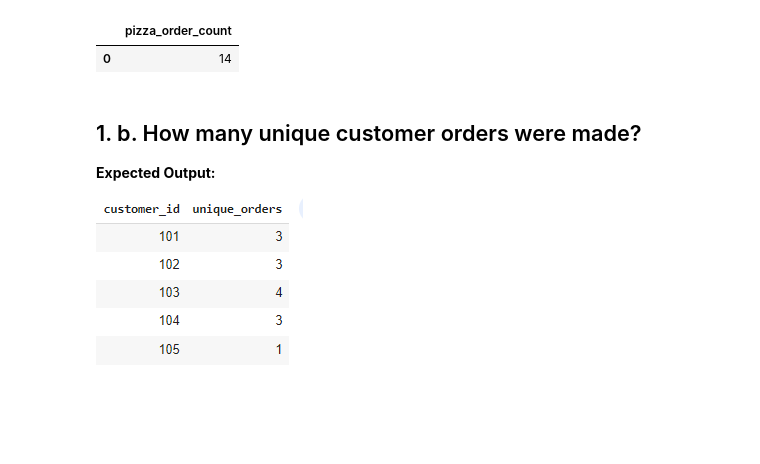
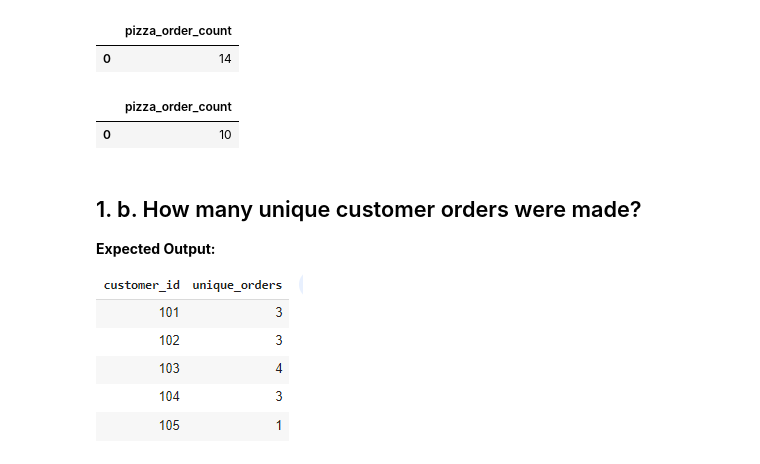
Before and after one commit to rkgupta1/PIzza-Runner_sql, a Jupyter notebook: Week_2_Day_5.ipynb, the cells around one changed output. Saved outputs shown, nothing was run; the diff lists cells and outputs as text; code cells hidden in the pictures; blank space fills up the shorter version.

```diff
--- a/Week_2_Day_5.ipynb
+++ b/Week_2_Day_5.ipynb
@@ -95,6 +101,14 @@ FROM customer_orders;
 # %% [output]
 |  | pizza_order_count |
 | 0 | 14 |
+# %%
+mysql('''
+SELECT COUNT(distinct(order_id)) AS pizza_order_count
+FROM customer_orders;
+''')
+# %% [output]
+|  | pizza_order_count |
+| 0 | 10 |
 # %% [markdown]
 ## 1. b. How many unique customer orders were made?
 
```
Also changed, not shown: parts of 3 cells of this notebook.
